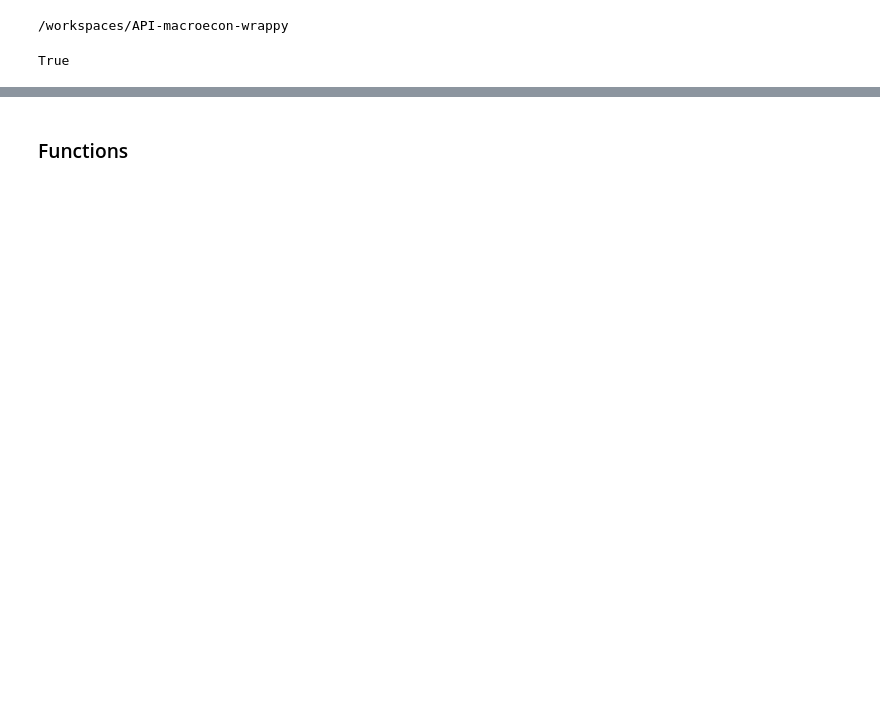
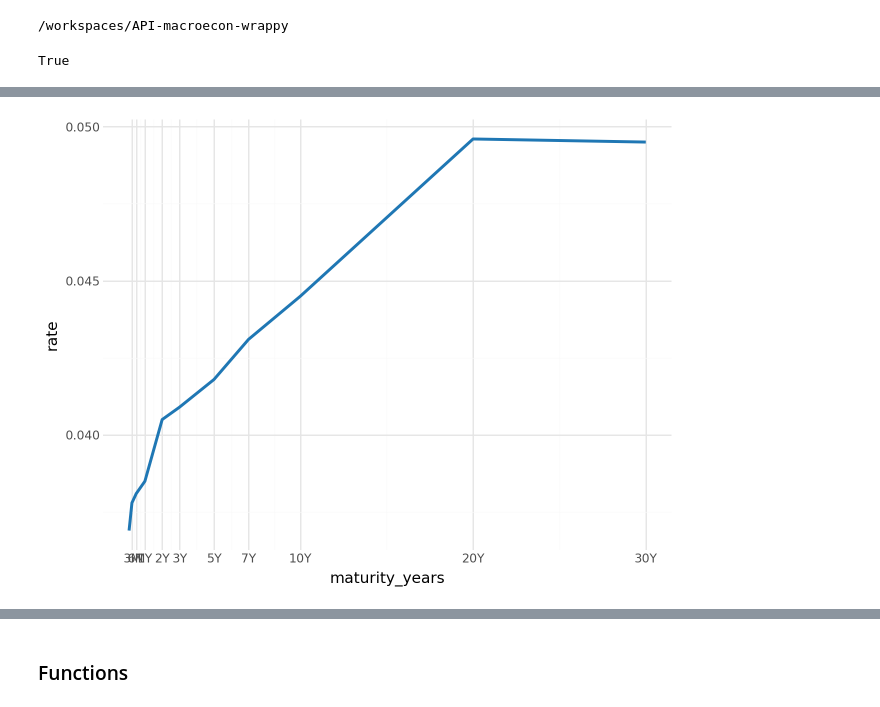
Before and after one commit to IMTorgOpenDataTools/macroecon-wrappy, a Jupyter notebook: notebooks/review_bonds.ipynb, the cells around one changed output, grey strips where cells are left out. Saved outputs shown, nothing was run; the diff lists cells and outputs as text; code cells hidden in the pictures; blank space fills up the shorter version.

```diff
--- a/notebooks/review_bonds.ipynb
+++ b/notebooks/review_bonds.ipynb
@@ -84 +210,18 @@ Interpolated 18-Month Zero Rate: 0.0391%
+# %%
+from plotnine import scale_x_continuous
+
+curve_plot = (
+    ggplot(df_curve, aes(x='maturity_years', y='rate'))
+    + geom_line(color='#1f77b4', size=1.2)
+    + theme_minimal()
+    # Define exact uneven visual boundaries mirroring terminal layouts
+    + scale_x_continuous(
+        breaks=[0.25, 0.5, 1, 2, 3, 5, 7, 10, 20, 30],
+        labels=['3M', '6M', '1Y', '2Y', '3Y', '5Y', '7Y', '10Y', '20Y', '30Y']
+    )
+)
+
+curve_plot
+# %% [output]
+[figure, added]
 # %%
```
Also changed, not shown: parts of 45 cells of this notebook.
